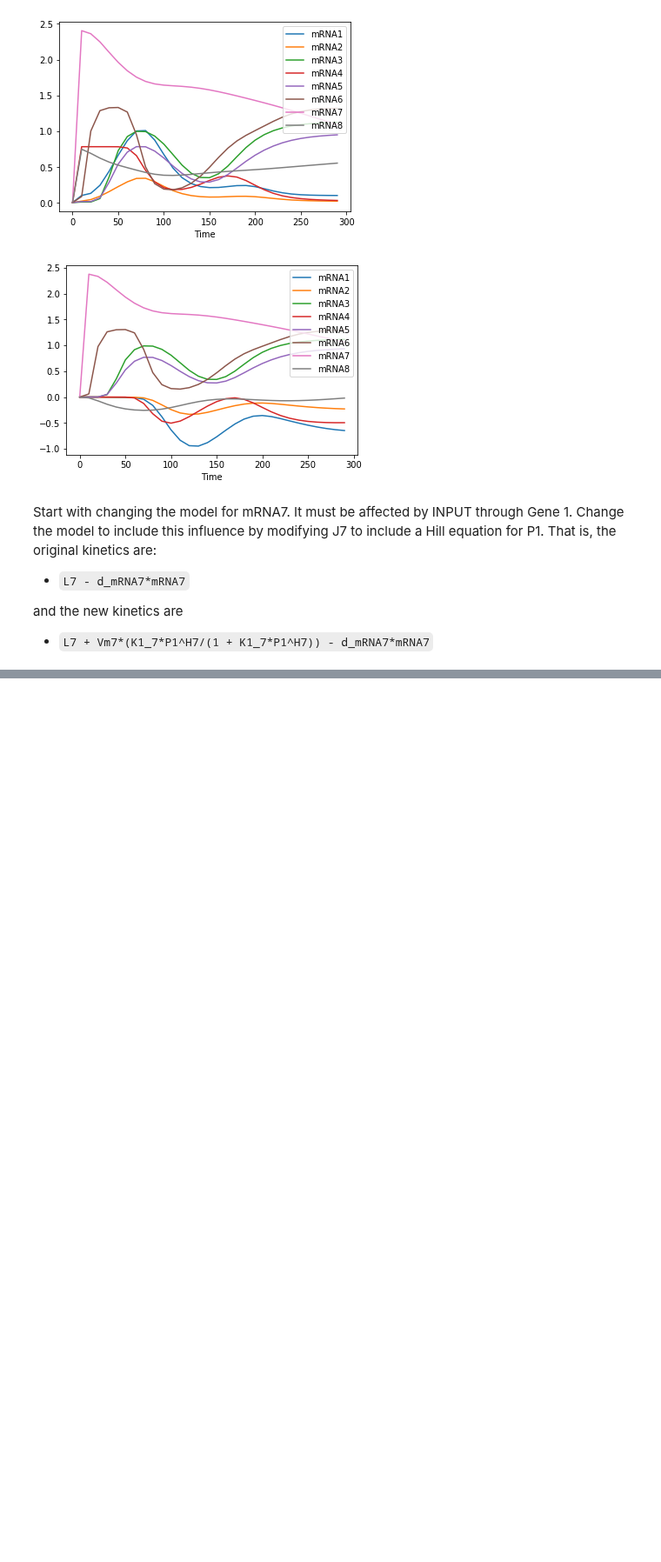
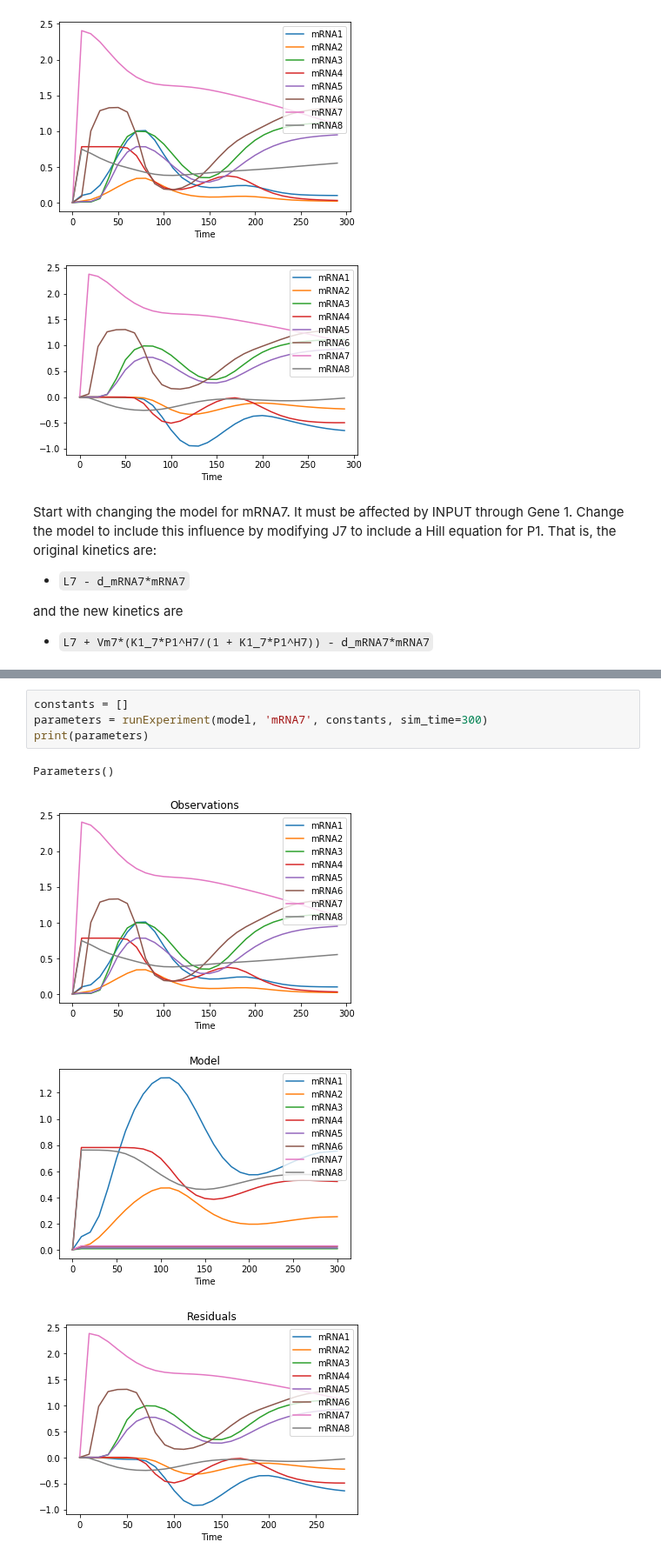
Before and after one commit to ModelEngineering/advancing-biomedical-models, a Jupyter notebook: lectures/lecture_16/lecture_16_practical_techniques_for_discovering_models.ipynb, the cells around one changed output, grey strips where cells are left out. Shown at 87% size. Drawn from its saved outputs; the diff is of its cells as text; blank space fills up the shorter version.

```diff
--- a/lectures/lecture_16/lecture_16_practical_techniques_for_discovering_models.ipynb
+++ b/lectures/lecture_16/lecture_16_practical_techniques_for_discovering_models.ipynb
@@ -428,0 +432,9 @@ def runExperiment(model, species, constants, sim_time):
+# %%
+constants = []
+parameters = runExperiment(model, 'mRNA7', constants, sim_time=300)
+print(parameters)
+# %% [output]
+Parameters()
+[figure, added]
+[figure, added]
+[figure, added]
```
Also changed, not shown: parts of 9 cells of this notebook, 10 other files.
